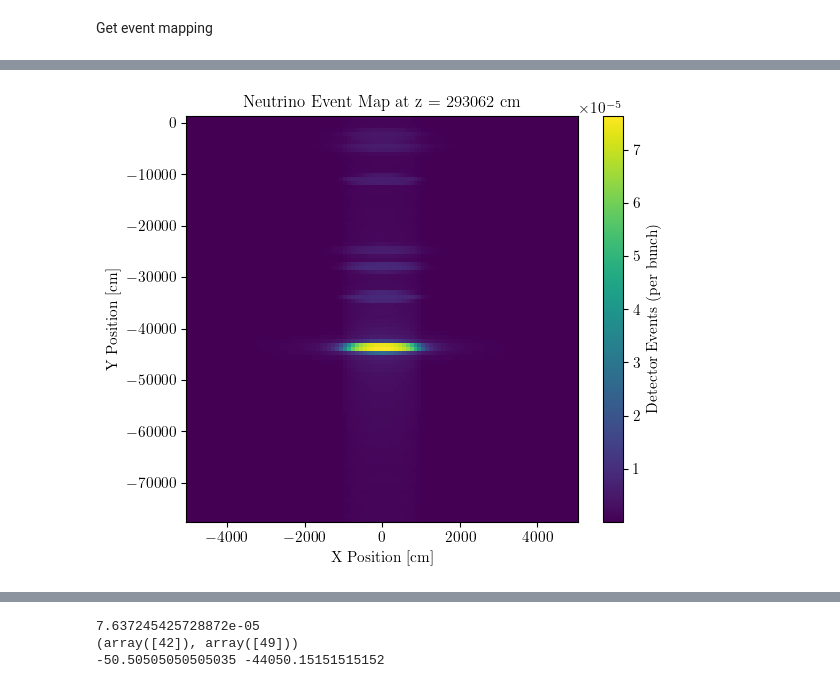
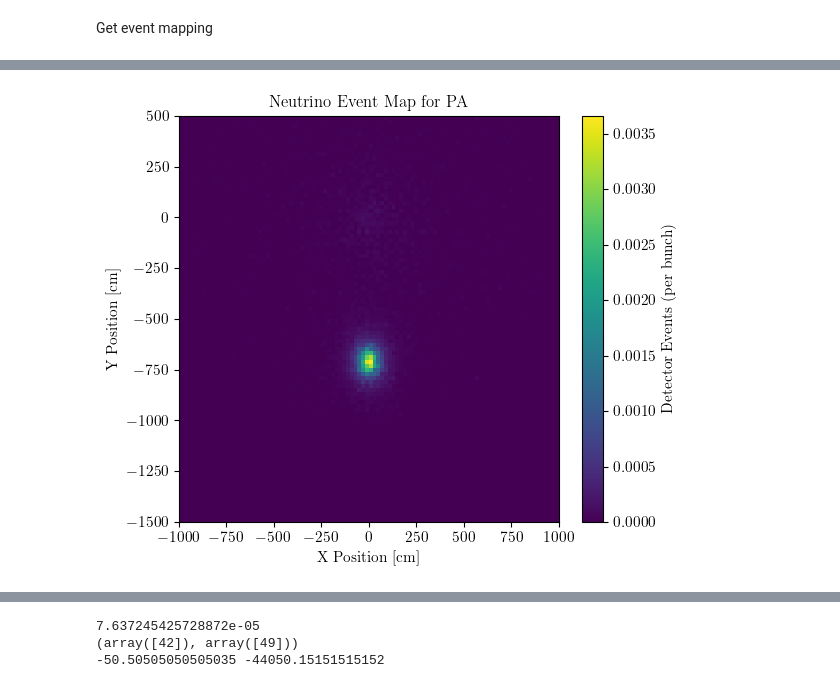
Before and after one commit to jchoi55/MINeut, a Jupyter notebook: first_examples.ipynb, the cells around one changed output, grey strips where cells are left out. Saved outputs shown, nothing was run; the diff lists cells and outputs as text; code cells hidden in the pictures.

Commit message:
event map for each complex

```diff
--- a/first_examples.ipynb
+++ b/first_examples.ipynb
@@ -1238,21 +1347,21 @@ plt.show()
 # %%
 X, Y, event_map = combined_numu.get_event_map_fixed_z(
-    z_location=284062,           # 10m downstream
-    xrange=(-5000,5000),
-    yrange=(-77245, 10e2),
+    detect_loc=[(90e2, 0)],
+    xrange=(-1000,1000),
+    yrange=(-15e2, 5e2),
     nx=100,
     ny=100,
     det_radius=10e2              # 10m detector
 )
 
 # Visualization
 plt.figure(figsize=(6, 5))
-c = plt.pcolormesh(X, Y, event_map, shading='auto', cmap='viridis')
+c = plt.pcolormesh(X, Y, event_map.T, shading='auto', cmap='viridis')
 plt.colorbar(c, label='Detector Events (per bunch)')
 plt.xlabel('X Position [cm]')
 plt.ylabel('Y Position [cm]')
-plt.title(f"Neutrino Event Map at z = {293062:.0f} cm")
+plt.title(f"Neutrino Event Map for PA")
 plt.tight_layout()
 plt.show()
 # %% [output]
-[figure, old version]
+[figure, new version]
```
Also changed, not shown: parts of 23 cells of this notebook, 3 other files.
